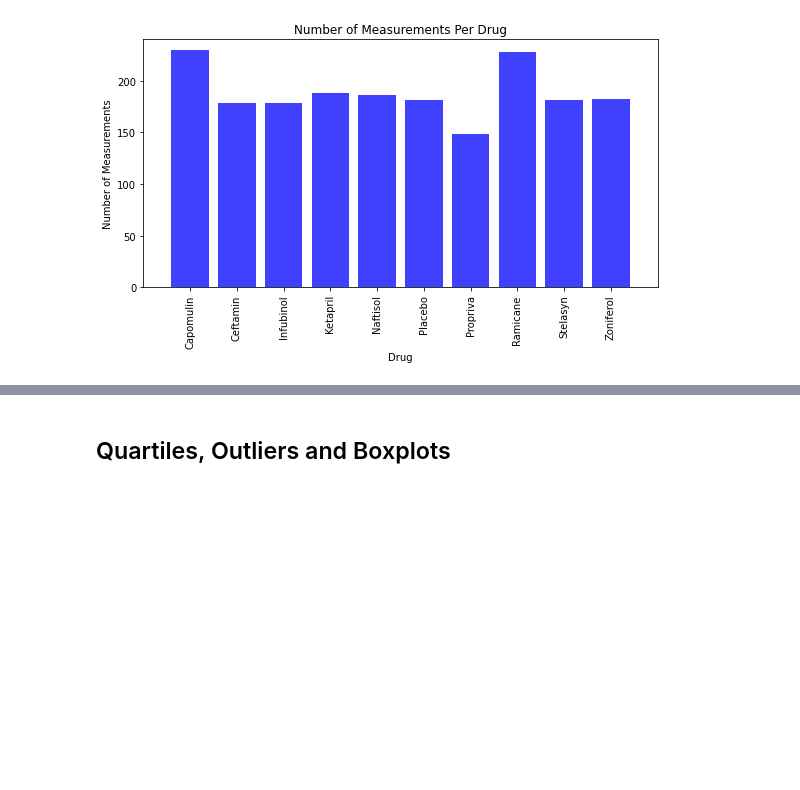
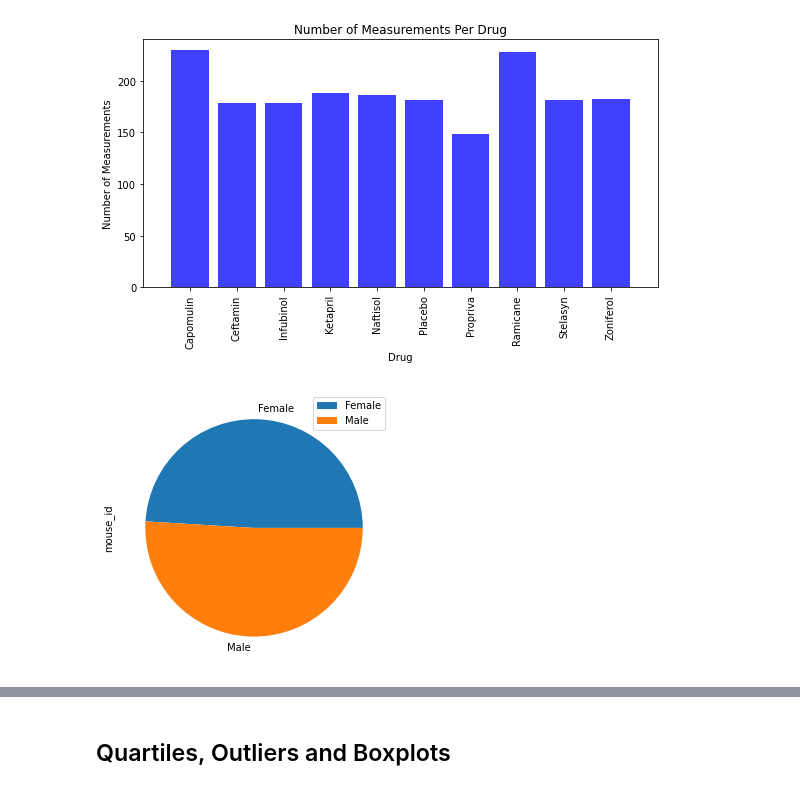
Before and after one commit to swdrich/matplotlib-challenge, a Jupyter notebook: Instructions/Pymaceuticals/pymaceuticals_starter.ipynb, the cells around one changed output, grey strips where cells are left out. Cells and saved outputs as stored; diff of their text form; code cells hidden in the pictures; blank space fills up the shorter version.

```diff
--- a/Instructions/Pymaceuticals/pymaceuticals_starter.ipynb
+++ b/Instructions/Pymaceuticals/pymaceuticals_starter.ipynb
@@ -200,4 +204,9 @@ plt.show()
 # %%
 # Generate a pie plot showing the distribution of female versus male mice using pandas
+sex_df = pd.DataFrame(mouse_cleaned_df.groupby("sex").count())
+sex_df
+plot = sex_df.plot.pie(y='mouse_id', figsize=(5, 5))
+# %% [output]
+[figure, added]
 # %%
 # Generate a pie plot showing the distribution of female versus male mice using pyplot
```
Also changed, not shown: parts of 4 cells of this notebook.
